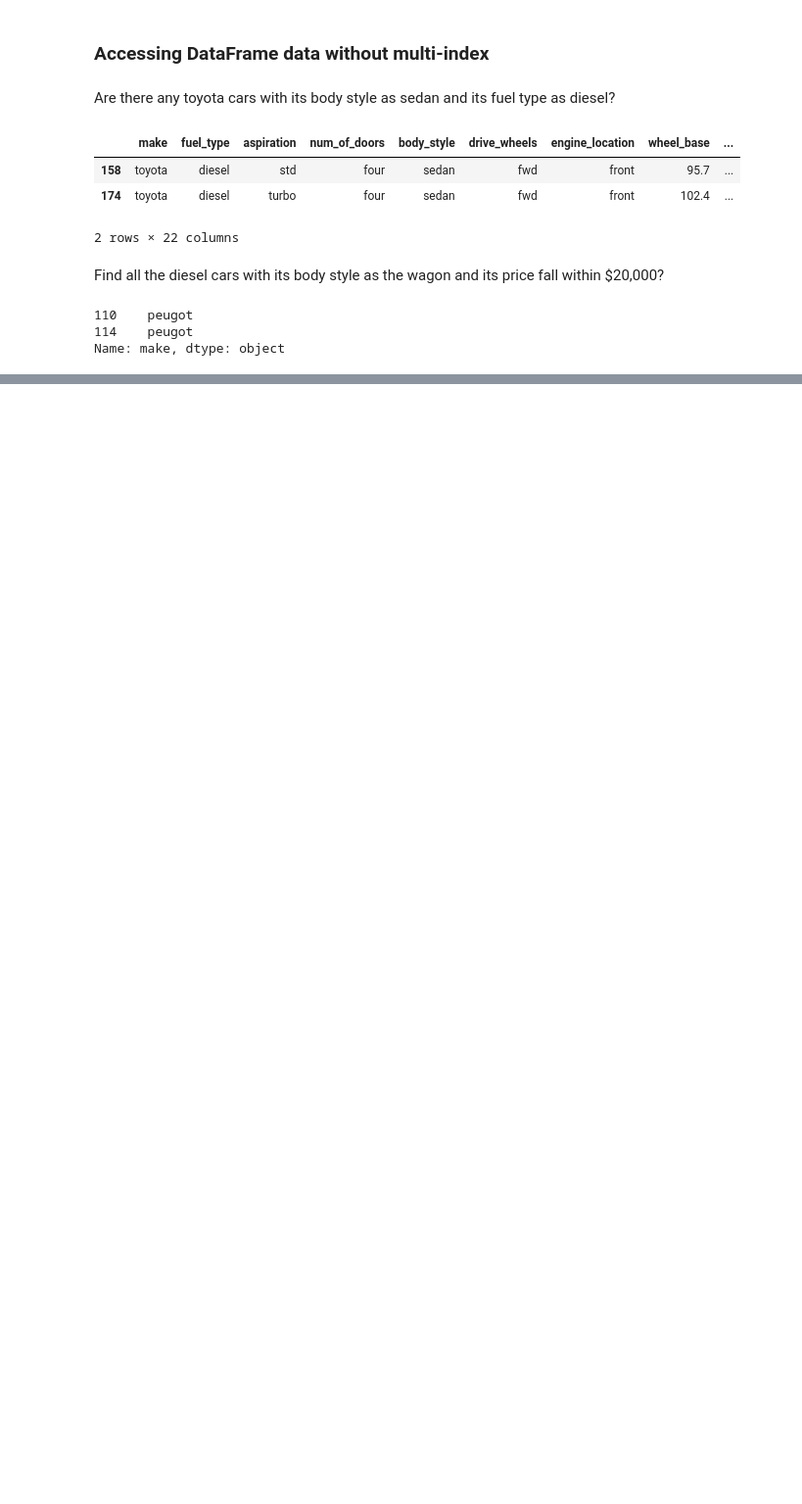
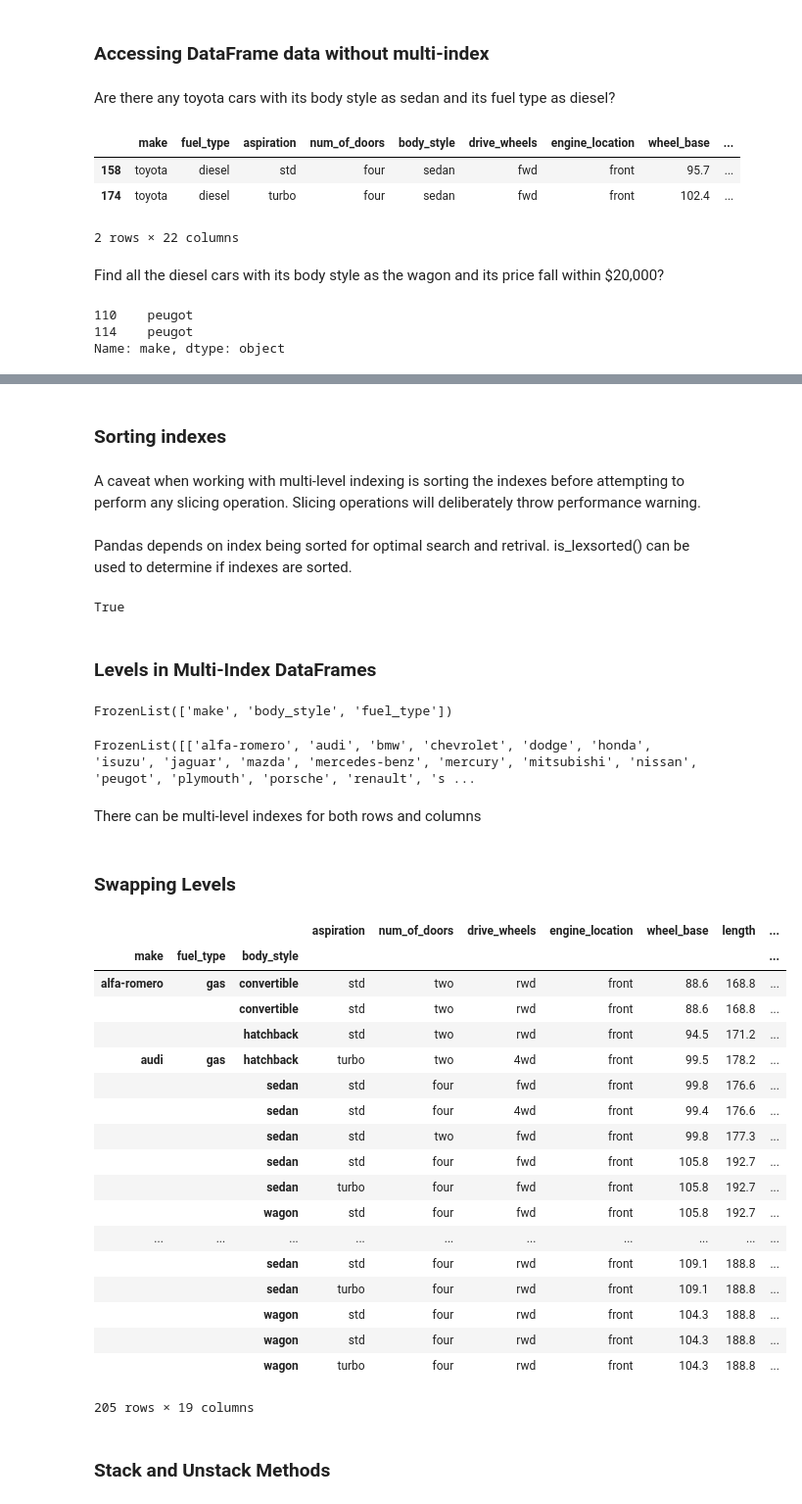
Before and after one commit to Padhma/Data-Science-Notebooks, a Jupyter notebook: Data Analysis/Pandas/Pandas Advanced Indexing .ipynb, the cells around one changed output, grey strips where cells are left out. Shown at 98% size. Drawn from its saved outputs; the diff is of its cells as text; code cells hidden in the pictures; blank space fills up the shorter version.

Commit message:
Feat: Creating Multi-indexes and Manipulating indexes

```diff
--- a/Data Analysis/Pandas/Pandas Advanced Indexing .ipynb
+++ b/Data Analysis/Pandas/Pandas Advanced Indexing .ipynb
@@ -130,0 +147,2 @@ Name: make, dtype: object
+# %%
+multiIndexedCarData = cardata.set_index(['make','body_style','fuel_type'])
@@ -130,0 +182,50 @@ Name: make, dtype: object
+# %% [markdown]
+### Sorting indexes
+# %% [markdown]
+A caveat when working with multi-level indexing is sorting the indexes before attempting to perform any slicing operation. Slicing operations will deliberately throw performance warning.
+# %%
+multiIndexedCarData = multiIndexedCarData.sort_index()
+# %% [markdown]
+Pandas depends on index being sorted for optimal search and retrival. is_lexsorted() can be used to determine if indexes are sorted.
+# %%
+multiIndexedCarData.index.is_lexsorted()
+# %% [output]
+True
+# %% [markdown]
+### Levels in Multi-Index DataFrames
+# %%
+multiIndexedCarData.index.names
+# %% [output]
+FrozenList(['make', 'body_style', 'fuel_type'])
+# %%
+multiIndexedCarData.index.levels
+# %% [output]
+FrozenList([['alfa-romero', 'audi', 'bmw', 'chevrolet', 'dodge', 'honda', 'isuzu', 'jaguar', 'mazda', 'mercedes-benz', 'mercury', 'mitsubishi', 'nissan', 'peugot', 'plymouth', 'porsche', 'renault', 's ...
+# %% [markdown]
+There can be multi-level indexes for both rows and columns
+# %% [markdown]
+### Swapping Levels
+# %%
+multiIndexedCarData.swaplevel()
+# %% [output]
+|  |  |  | aspiration | num_of_doors | drive_wheels | engine_location | wheel_base | length | ... |
+| make | fuel_type | body_style |  |  |  |  |  |  | ... |
+| alfa-romero | gas | convertible | std | two | rwd | front | 88.6 | 168.8 | ... |
+|  |  | convertible | std | two | rwd | front | 88.6 | 168.8 | ... |
+|  |  | hatchback | std | two | rwd | front | 94.5 | 171.2 | ... |
+| audi | gas | hatchback | turbo | two | 4wd | front | 99.5 | 178.2 | ... |
+|  |  | sedan | std | four | fwd | front | 99.8 | 176.6 | ... |
+|  |  | sedan | std | four | 4wd | front | 99.4 | 176.6 | ... |
+|  |  | sedan | std | two | fwd | front | 99.8 | 177.3 | ... |
+|  |  | sedan | std | four | fwd | front | 105.8 | 192.7 | ... |
+|  |  | sedan | turbo | four | fwd | front | 105.8 | 192.7 | ... |
+|  |  | wagon | std | four | fwd | front | 105.8 | 192.7 | ... |
+| ... | ... | ... | ... | ... | ... | ... | ... | ... | ... |
+|  |  | sedan | std | four | rwd | front | 109.1 | 188.8 | ... |
+|  |  | sedan | turbo | four | rwd | front | 109.1 | 188.8 | ... |
+|  |  | wagon | std | four | rwd | front | 104.3 | 188.8 | ... |
+|  |  | wagon | std | four | rwd | front | 104.3 | 188.8 | ... |
+|  |  | wagon | turbo | four | rwd | front | 104.3 | 188.8 | ... |
+205 rows × 19 columns
+# %% [markdown]
+### Stack and Unstack Methods
```
Also changed, not shown: parts of 13 cells of this notebook.
